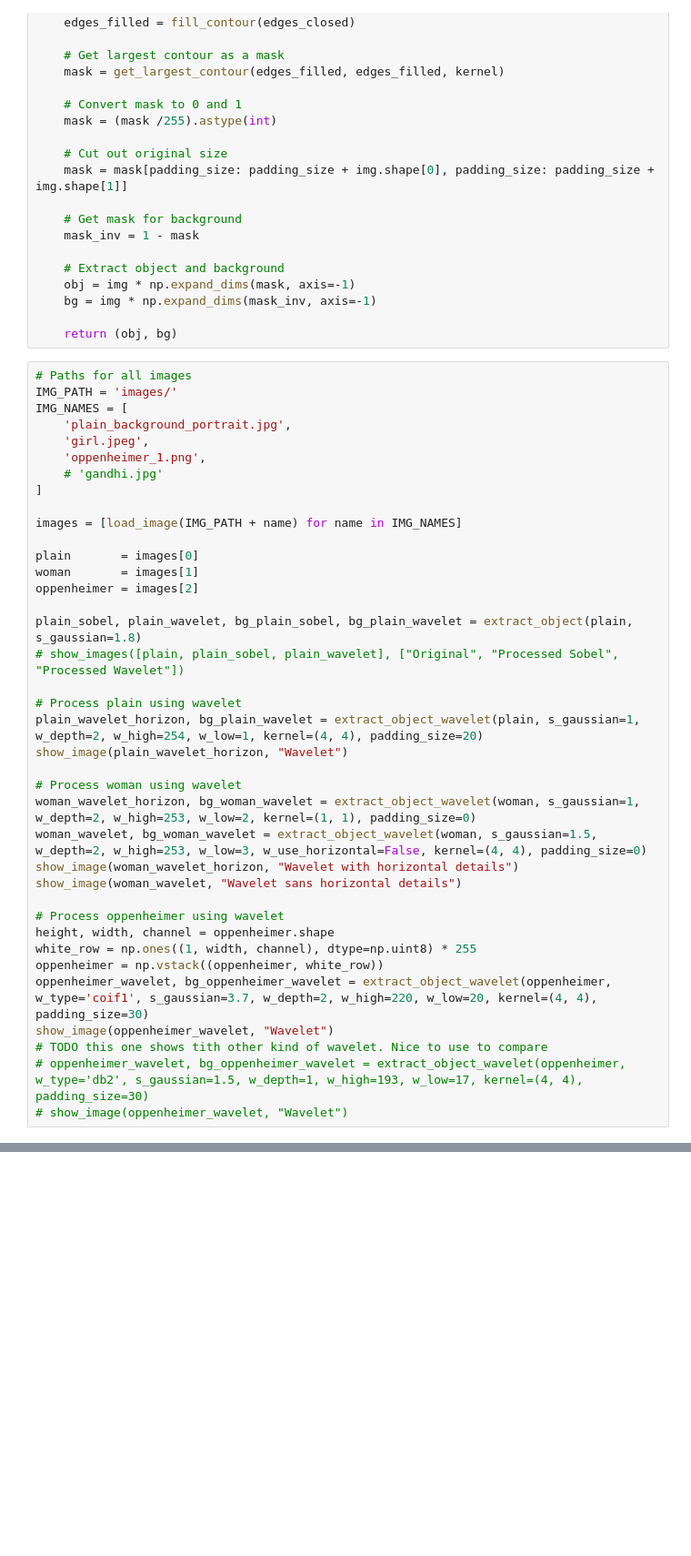
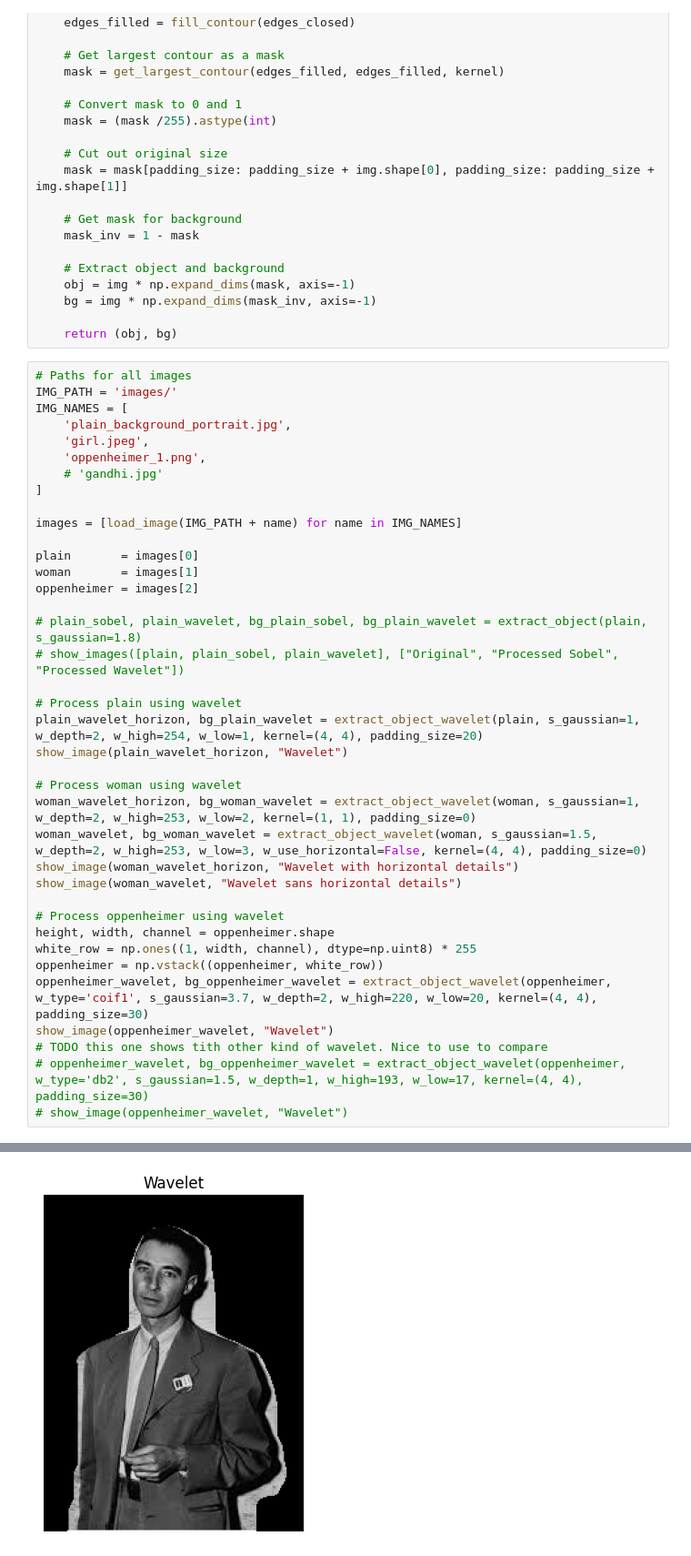
Before and after one commit to reimertzzz/Bildbehandling, a Jupyter notebook: main.ipynb, the cells around one changed output, grey strips where cells are left out. Shown at 91% size. Saved outputs shown, nothing was run; the diff lists cells and outputs as text; blank space fills up the shorter version.

```diff
--- a/main.ipynb
+++ b/main.ipynb
@@ -253,31 +253,32 @@ images = [load_image(IMG_PATH + name) for name in IMG_NAMES]
 plain       = images[0]
 woman       = images[1]
 oppenheimer = images[2]
 
-plain_sobel, plain_wavelet, bg_plain_sobel, bg_plain_wavelet = extract_object(plain, s_gaussian=1.8)
+# plain_sobel, plain_wavelet, bg_plain_sobel, bg_plain_wavelet = extract_object(plain, s_gaussian=1.8)
 # show_images([plain, plain_sobel, plain_wavelet], ["Original", "Processed Sobel", "Processed Wavelet"])
 
 # Process plain using wavelet
 plain_wavelet_horizon, bg_plain_wavelet = extract_object_wavelet(plain, s_gaussian=1, w_depth=2, w_high=254, w_low=1, kernel=(4, 4), padding_size=20)
 show_image(plain_wavelet_horizon, "Wavelet")
 
 # Process woman using wavelet
 woman_wavelet_horizon, bg_woman_wavelet = extract_object_wavelet(woman, s_gaussian=1, w_depth=2, w_high=253, w_low=2, kernel=(1, 1), padding_size=0)
 woman_wavelet, bg_woman_wavelet = extract_object_wavelet(woman, s_gaussian=1.5, w_depth=2, w_high=253, w_low=3, w_use_horizontal=False, kernel=(4, 4), padding_size=0)
 show_image(woman_wavelet_horizon, "Wavelet with horizontal details")
 show_image(woman_wavelet, "Wavelet sans horizontal details")
 
 # Process oppenheimer using wavelet
 height, width, channel = oppenheimer.shape
 white_row = np.ones((1, width, channel), dtype=np.uint8) * 255
 oppenheimer = np.vstack((oppenheimer, white_row))
 oppenheimer_wavelet, bg_oppenheimer_wavelet = extract_object_wavelet(oppenheimer, w_type='coif1', s_gaussian=3.7, w_depth=2, w_high=220, w_low=20, kernel=(4, 4), padding_size=30)
 show_image(oppenheimer_wavelet, "Wavelet")
 # TODO this one shows tith other kind of wavelet. Nice to use to compare
 # oppenheimer_wavelet, bg_oppenheimer_wavelet = extract_object_wavelet(oppenheimer, w_type='db2', s_gaussian=1.5, w_depth=1, w_high=193, w_low=17, kernel=(4, 4), padding_size=30)
 # show_image(oppenheimer_wavelet, "Wavelet")
 # %% [output]
 [figure]
 [figure]
 [figure]
 [figure]
+[figure, added]
```
Also changed, not shown: parts of 1 cell of this notebook.
